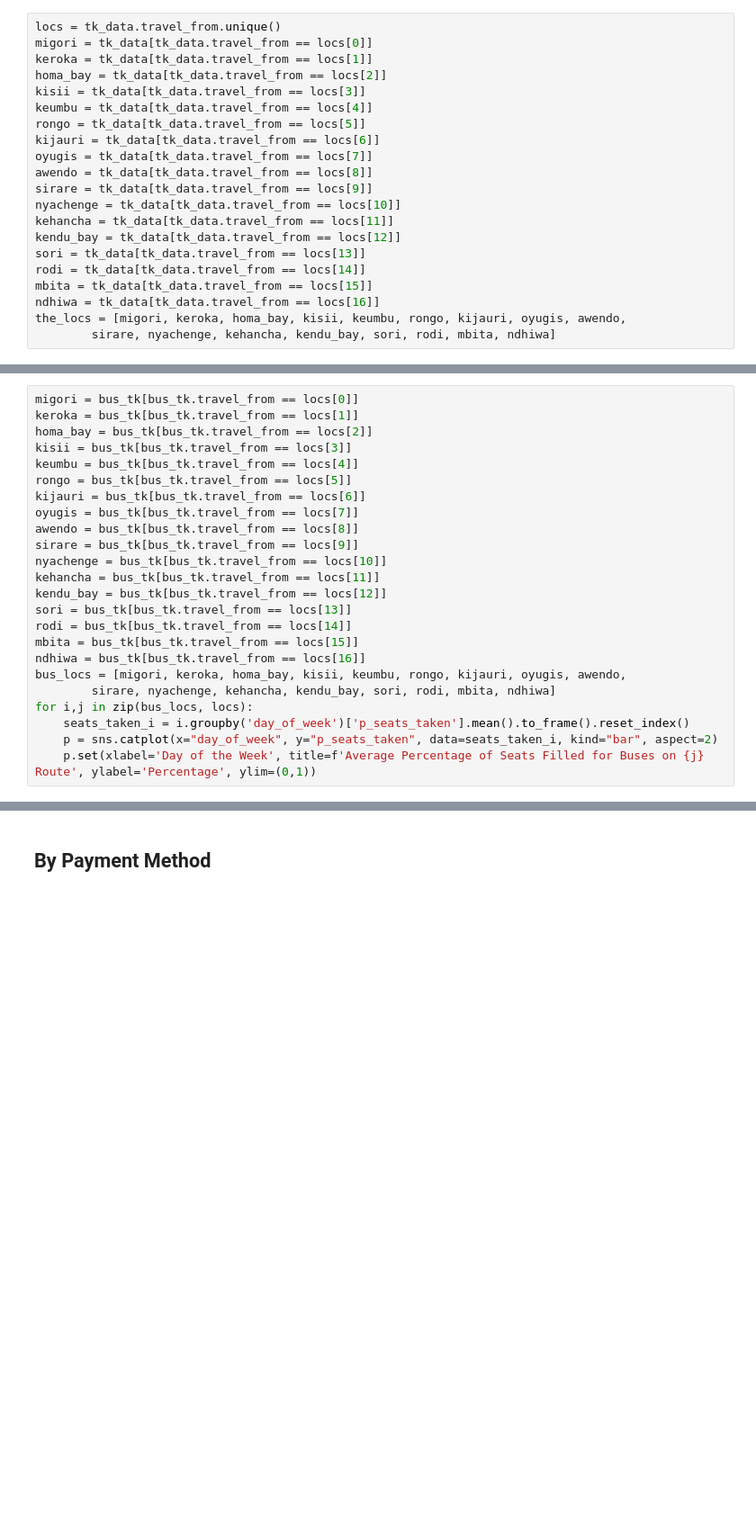
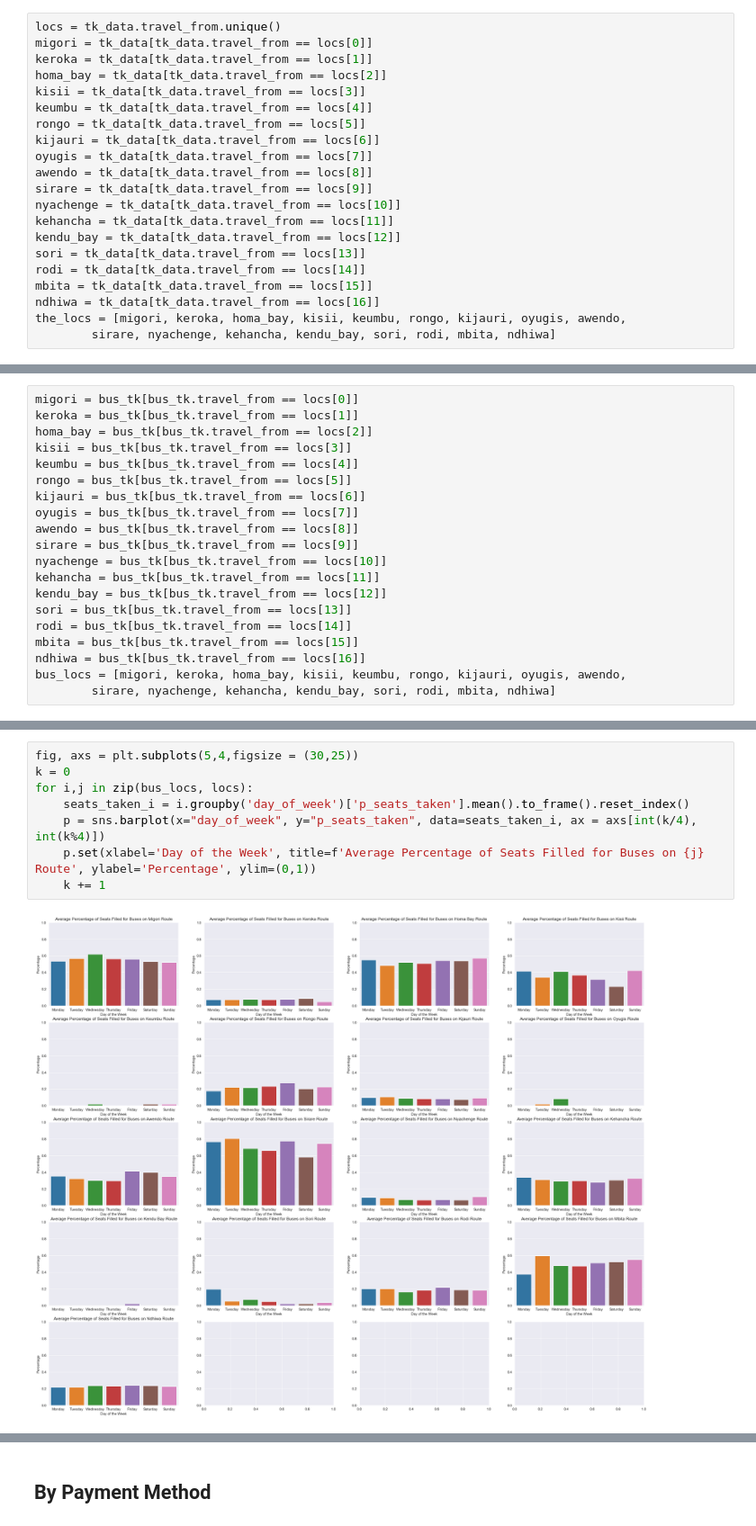
Before and after one commit to Panduhs/iX-Class-Project, a Jupyter notebook: EDA/vlin_EDA.ipynb, the cells around one changed output, grey strips where cells are left out. Shown: that part at 90% size. Cells and saved outputs as stored; diff of their text form; blank space fills up the shorter version.

```diff
--- a/EDA/vlin_EDA.ipynb
+++ b/EDA/vlin_EDA.ipynb
@@ -227,7 +218,3 @@ mbita = bus_tk[bus_tk.travel_from == locs[15]]
 ndhiwa = bus_tk[bus_tk.travel_from == locs[16]]
 bus_locs = [migori, keroka, homa_bay, kisii, keumbu, rongo, kijauri, oyugis, awendo,
         sirare, nyachenge, kehancha, kendu_bay, sori, rodi, mbita, ndhiwa]
-for i,j in zip(bus_locs, locs):
-    seats_taken_i = i.groupby('day_of_week')['p_seats_taken'].mean().to_frame().reset_index()
-    p = sns.catplot(x="day_of_week", y="p_seats_taken", data=seats_taken_i, kind="bar", aspect=2)
-    p.set(xlabel='Day of the Week', title=f'Average Percentage of Seats Filled for Buses on {j} Route', ylabel='Percentage', ylim=(0,1))
@@ -248,3 +221,13 @@ for i,j in zip(bus_locs, locs):
+# %%
+fig, axs = plt.subplots(5,4,figsize = (30,25))
+k = 0
+for i,j in zip(bus_locs, locs):
+    seats_taken_i = i.groupby('day_of_week')['p_seats_taken'].mean().to_frame().reset_index()
+    p = sns.barplot(x="day_of_week", y="p_seats_taken", data=seats_taken_i, ax = axs[int(k/4), int(k%4)])
+    p.set(xlabel='Day of the Week', title=f'Average Percentage of Seats Filled for Buses on {j} Route', ylabel='Percentage', ylim=(0,1))
+    k += 1
+# %% [output]
+[figure, added]
 # %%
 migori = shuttle_tk[shuttle_tk.travel_from == locs[0]]
 keroka = shuttle_tk[shuttle_tk.travel_from == locs[1]]
```
Also changed, not shown: parts of 6 cells of this notebook, 3 other files.
